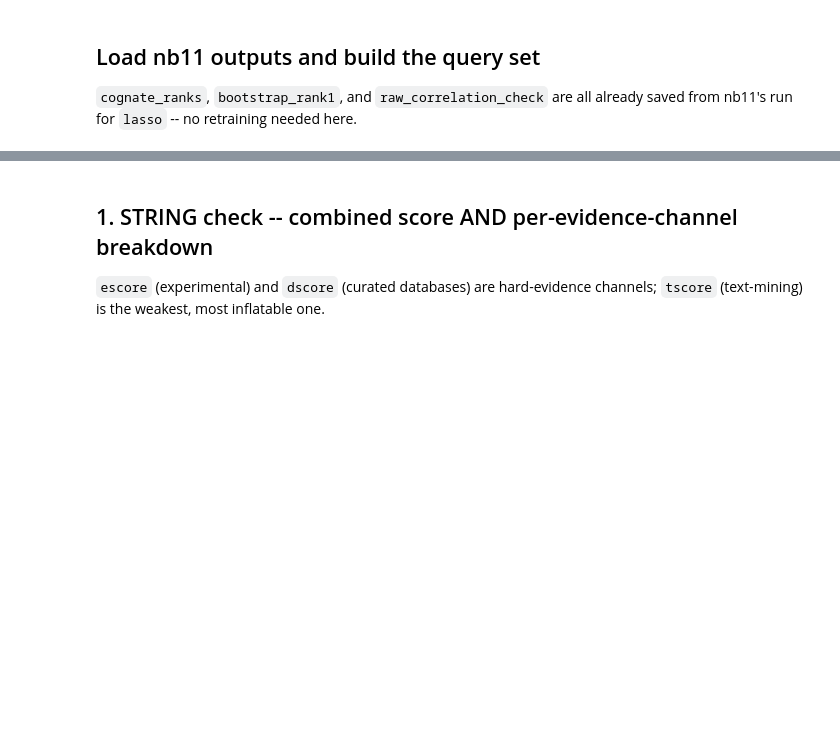
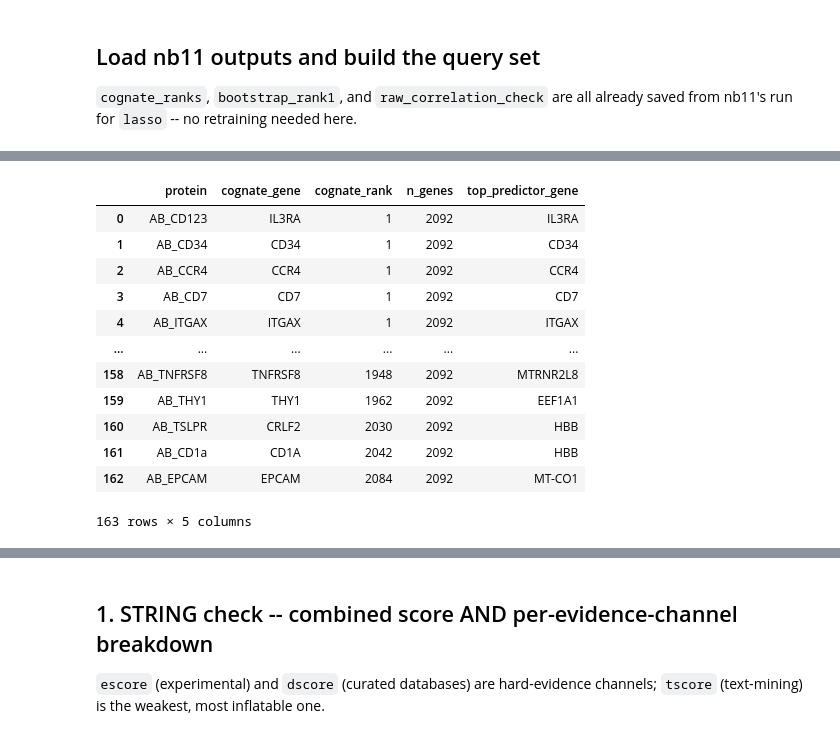
Before and after one commit to fshokor/covid-citeseq, a Jupyter notebook: notebooks/nb12_pathway_validation.ipynb, the cells around one changed output, grey strips where cells are left out. Drawn from its saved outputs; the diff is of its cells as text; code cells hidden in the pictures; blank space fills up the shorter version.

```diff
--- a/notebooks/nb12_pathway_validation.ipynb
+++ b/notebooks/nb12_pathway_validation.ipynb
@@ -77,3 +84,19 @@ print(f'raw_corr_check:  {len(raw_corr_check)} proteins')
+# %%
+cognate_ranks
+# %% [output]
+|  | protein | cognate_gene | cognate_rank | n_genes | top_predictor_gene |
+| 0 | AB_CD123 | IL3RA | 1 | 2092 | IL3RA |
+| 1 | AB_CD34 | CD34 | 1 | 2092 | CD34 |
+| 2 | AB_CCR4 | CCR4 | 1 | 2092 | CCR4 |
+| 3 | AB_CD7 | CD7 | 1 | 2092 | CD7 |
+| 4 | AB_ITGAX | ITGAX | 1 | 2092 | ITGAX |
+| ... | ... | ... | ... | ... | ... |
+| 158 | AB_TNFRSF8 | TNFRSF8 | 1948 | 2092 | MTRNR2L8 |
+| 159 | AB_THY1 | THY1 | 1962 | 2092 | EEF1A1 |
+| 160 | AB_TSLPR | CRLF2 | 2030 | 2092 | HBB |
+| 161 | AB_CD1a | CD1A | 2042 | 2092 | HBB |
+| 162 | AB_EPCAM | EPCAM | 2084 | 2092 | MT-CO1 |
+163 rows × 5 columns
 # %%
 trustworthy_core = build_trustworthy_core(cognate_ranks, bootstrap_rank1, MIN_BOOTSTRAP_FREQUENCY)
 artifact_flags = flag_artifacts(raw_corr_check)
```
Also changed, not shown: parts of 7 cells of this notebook.
